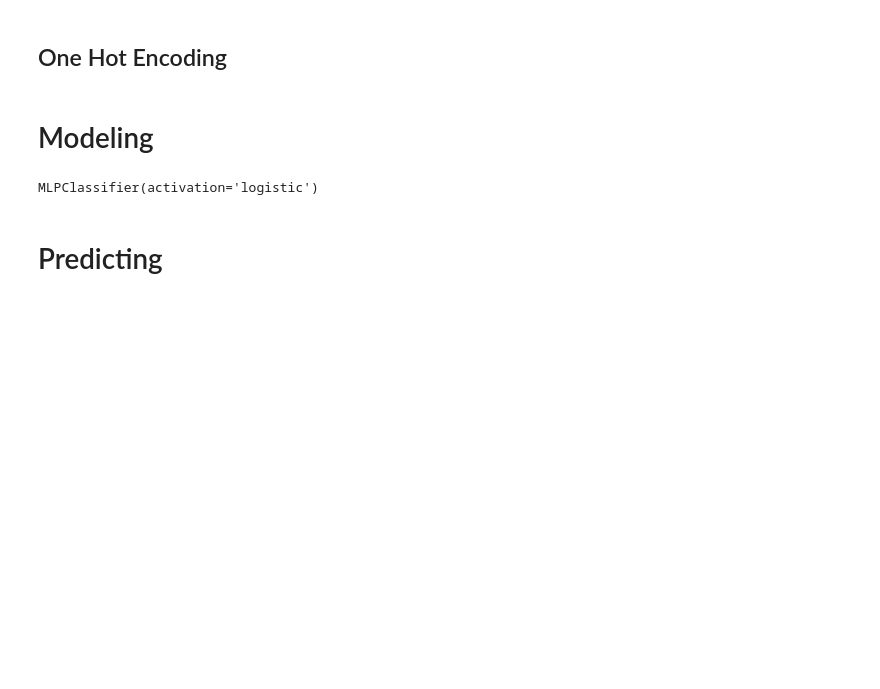
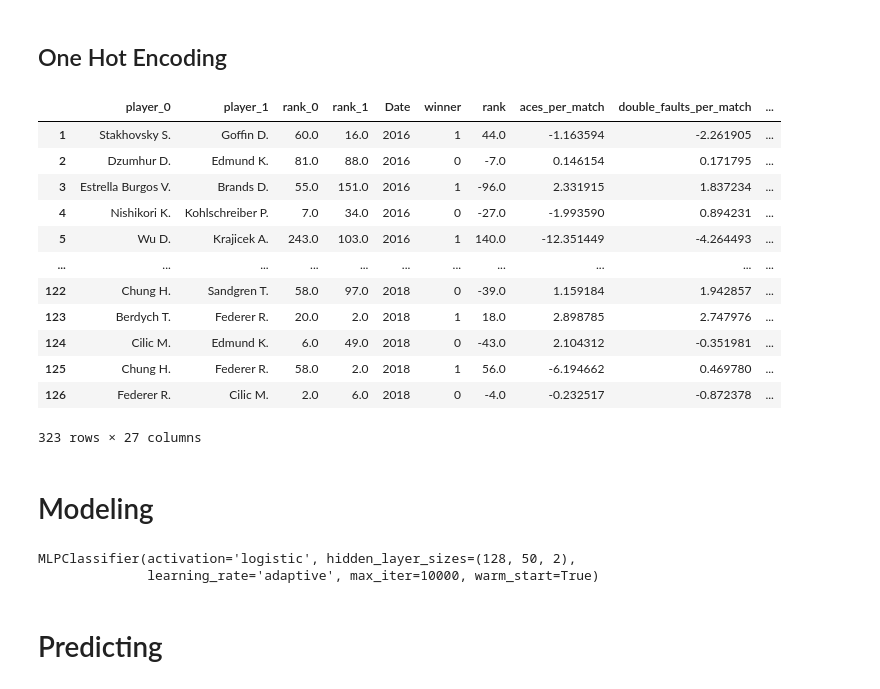
Before and after one commit to maciewheeler/Predicting-Brackets-Grand-Slam-Tennis-Tournaments, a Jupyter notebook: chintan/neural_network.ipynb, the cells around one changed output. Saved outputs shown, nothing was run; the diff lists cells and outputs as text; code cells hidden in the pictures; blank space fills up the shorter version.

```diff
--- a/chintan/neural_network.ipynb
+++ b/chintan/neural_network.ipynb
@@ -138,16 +153,34 @@ final_df = final_df.replace([np.inf, -np.inf], np.nan).dropna()
 ## One Hot Encoding
 # %%
 final_df = pd.get_dummies(final_df, columns=['Round'])
+final_df
+# %% [output]
+|  | player_0 | player_1 | rank_0 | rank_1 | Date | winner | rank | aces_per_match | double_faults_per_match | ... |
+| 1 | Stakhovsky S. | Goffin D. | 60.0 | 16.0 | 2016 | 1 | 44.0 | -1.163594 | -2.261905 | ... |
+| 2 | Dzumhur D. | Edmund K. | 81.0 | 88.0 | 2016 | 0 | -7.0 | 0.146154 | 0.171795 | ... |
+| 3 | Estrella Burgos V. | Brands D. | 55.0 | 151.0 | 2016 | 1 | -96.0 | 2.331915 | 1.837234 | ... |
+| 4 | Nishikori K. | Kohlschreiber P. | 7.0 | 34.0 | 2016 | 0 | -27.0 | -1.993590 | 0.894231 | ... |
+| 5 | Wu D. | Krajicek A. | 243.0 | 103.0 | 2016 | 1 | 140.0 | -12.351449 | -4.264493 | ... |
+| ... | ... | ... | ... | ... | ... | ... | ... | ... | ... | ... |
+| 122 | Chung H. | Sandgren T. | 58.0 | 97.0 | 2018 | 0 | -39.0 | 1.159184 | 1.942857 | ... |
+| 123 | Berdych T. | Federer R. | 20.0 | 2.0 | 2018 | 1 | 18.0 | 2.898785 | 2.747976 | ... |
+| 124 | Cilic M. | Edmund K. | 6.0 | 49.0 | 2018 | 0 | -43.0 | 2.104312 | -0.351981 | ... |
+| 125 | Chung H. | Federer R. | 58.0 | 2.0 | 2018 | 1 | 56.0 | -6.194662 | 0.469780 | ... |
+| 126 | Federer R. | Cilic M. | 2.0 | 6.0 | 2018 | 0 | -4.0 | -0.232517 | -0.872378 | ... |
+323 rows × 27 columns
 # %% [markdown]
 # Modeling
 # %%
 X_train = final_df.drop(columns=['winner','player_0','player_1','rank_0','rank_1'])
 y_train = final_df['winner']
 # %%
-model = MLPClassifier(activation='logistic')
+model = MLPClassifier(activation='logistic', solver='adam',
+                      learning_rate='adaptive', max_iter=10000, warm_start=True,
+                      hidden_layer_sizes=(128,50,2))
 model.fit(X_train, y_train)
 # %% [output]
-MLPClassifier(activation='logistic')
+MLPClassifier(activation='logistic', hidden_layer_sizes=(128, 50, 2),
+              learning_rate='adaptive', max_iter=10000, warm_start=True)
 # %% [markdown]
 # Predicting
 # %%
```
Also changed, not shown: parts of 3 cells of this notebook.
